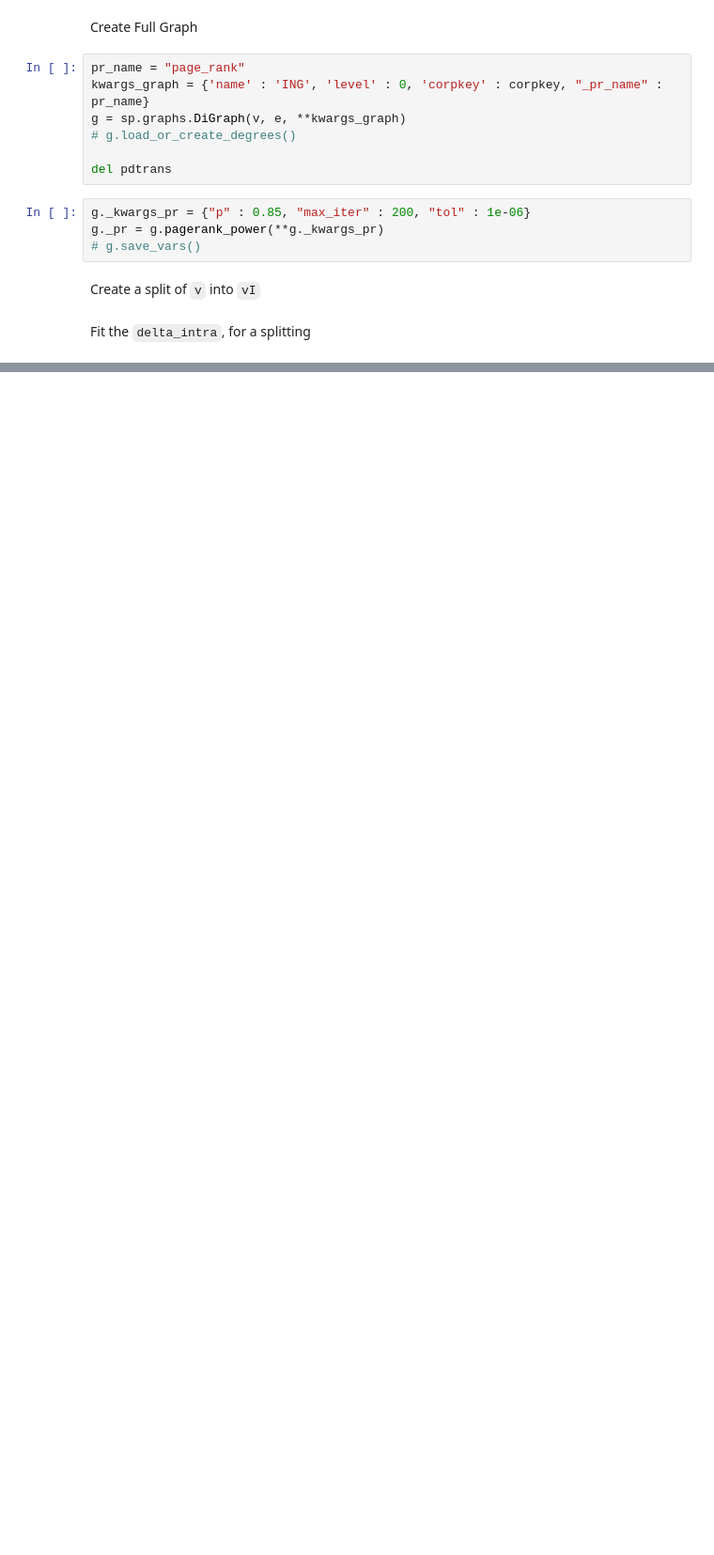
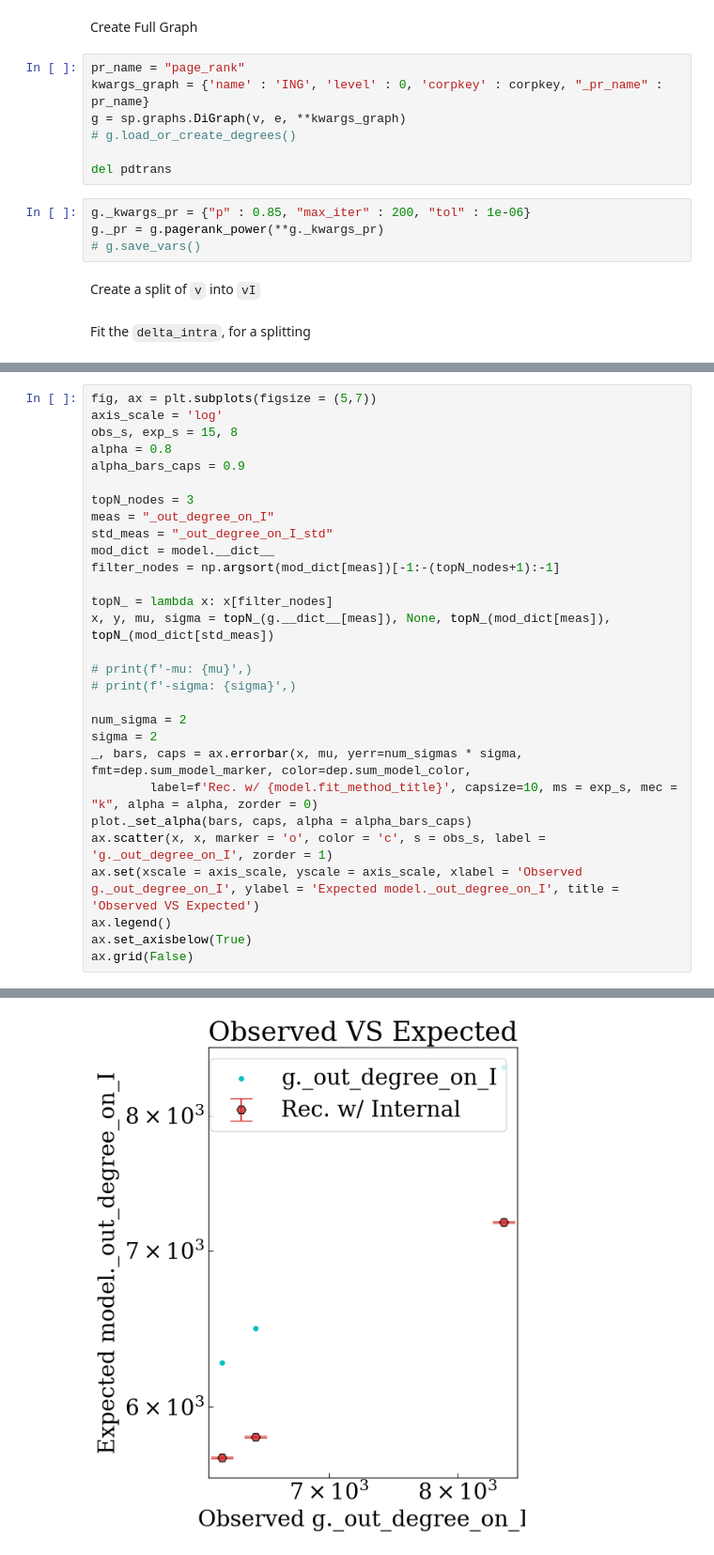
Before and after one commit to LeonardoIalongo/graph-ensembles, a Jupyter notebook: examples/enlarge_network.ipynb, the cells around one changed output, grey strips where cells are left out. Shown at 94% size. Saved outputs shown, nothing was run; the diff lists cells and outputs as text; blank space fills up the shorter version.

```diff
--- a/examples/enlarge_network.ipynb
+++ b/examples/enlarge_network.ipynb
@@ -243,0 +353,30 @@ for intra_size_vsplit in product(intra_sizes, vsplits):
+# %%
+fig, ax = plt.subplots(figsize = (5,7))
+axis_scale = 'log'
+obs_s, exp_s = 15, 8
+alpha = 0.8
+alpha_bars_caps = 0.9
+
+topN_nodes = 3
+meas = "_out_degree_on_I"
+std_meas = "_out_degree_on_I_std"
+mod_dict = model.__dict__
+filter_nodes = np.argsort(mod_dict[meas])[-1:-(topN_nodes+1):-1]
+
+topN_ = lambda x: x[filter_nodes]
+x, y, mu, sigma = topN_(g.__dict__[meas]), None, topN_(mod_dict[meas]), topN_(mod_dict[std_meas])
+
+# print(f'-mu: {mu}',)
+# print(f'-sigma: {sigma}',)
+
+num_sigma = 2
+sigma = 2
+_, bars, caps = ax.errorbar(x, mu, yerr=num_sigmas * sigma, fmt=dep.sum_model_marker, color=dep.sum_model_color,
+        label=f'Rec. w/ {model.fit_method_title}', capsize=10, ms = exp_s, mec = "k", alpha = alpha, zorder = 0)
+plot._set_alpha(bars, caps, alpha = alpha_bars_caps)
+ax.scatter(x, x, marker = 'o', color = 'c', s = obs_s, label = 'g._out_degree_on_I', zorder = 1)
+ax.set(xscale = axis_scale, yscale = axis_scale, xlabel = 'Observed g._out_degree_on_I', ylabel = 'Expected model._out_degree_on_I', title = 'Observed VS Expected')
+ax.legend()
+ax.set_axisbelow(True)
+ax.grid(False)
+# %% [output]
@@ -243,0 +390 @@ for intra_size_vsplit in product(intra_sizes, vsplits):
+[figure, added]
```
Also changed, not shown: parts of 8 cells of this notebook, 1 other file.
